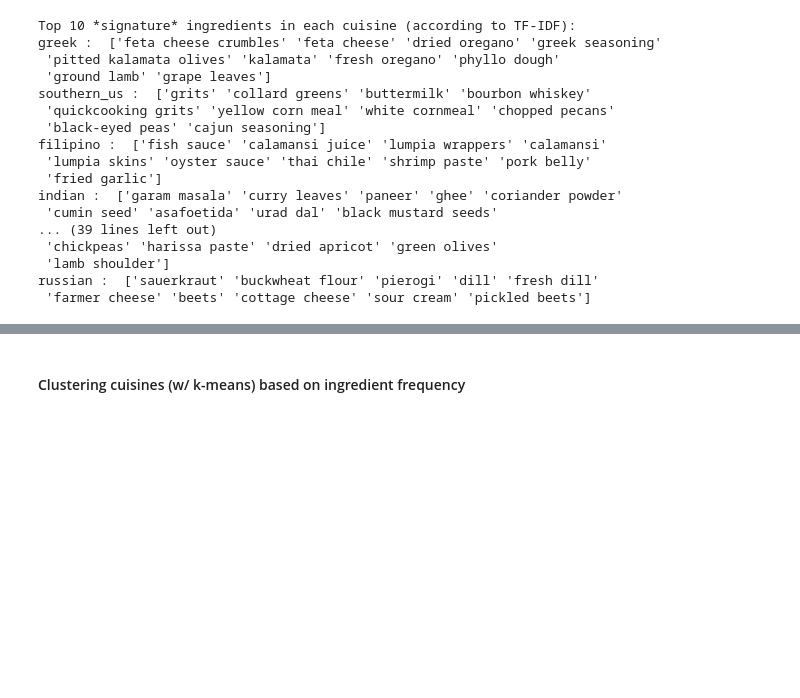
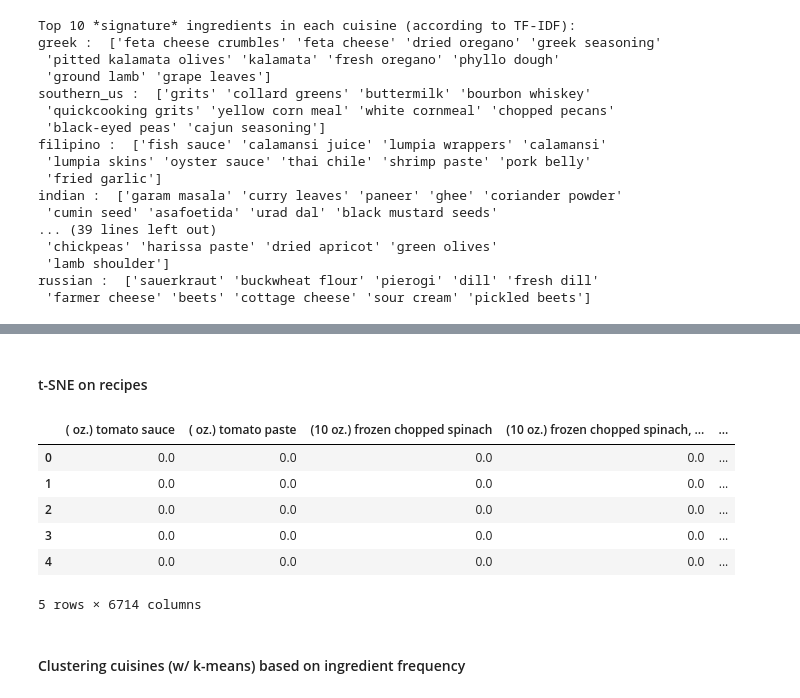
Before and after one commit to neurocaience/cos424_finalproj_kagglewhatscooking, a Jupyter notebook: DataExploration.ipynb, the cells around one changed output, grey strips where cells are left out. Cells and saved outputs as stored; diff of their text form; code cells hidden in the pictures; blank space fills up the shorter version.

```diff
--- a/DataExploration.ipynb
+++ b/DataExploration.ipynb
@@ -181,0 +190,21 @@ dtype: float64
+# %% [markdown]
+#### t-SNE on recipes
+# %%
+# get the list of ingredients
+ingredientList = sorted(list(set([ingredient for i in range(data.shape[0]) for ingredient in data.loc[i,'ingredients']])))
+# the mapping between ingredient and its index
+ingredient2index = dict(zip(ingredientList, range(len(ingredientList))))
+# create a binary matrix indicating whether or not an ingredient is in a recipe
+binaryIngredientsMat = np.zeros((data.shape[0], len(ingredientList)))
+for iRecipe in range(data.shape[0]):
+    binaryIngredientsMat[iRecipe, [ingredient2index[ingredient] for ingredient in data.loc[iRecipe, 'ingredients']]] = 1
+dataBinaryIngredients = pd.DataFrame(binaryIngredientsMat, columns=ingredientList)
+dataBinaryIngredients.head()
+# %% [output]
+|  | ( oz.) tomato sauce | ( oz.) tomato paste | (10 oz.) frozen chopped spinach | (10 oz.) frozen chopped spinach, ... | ... |
+| 0 | 0.0 | 0.0 | 0.0 | 0.0 | ... |
+| 1 | 0.0 | 0.0 | 0.0 | 0.0 | ... |
+| 2 | 0.0 | 0.0 | 0.0 | 0.0 | ... |
+| 3 | 0.0 | 0.0 | 0.0 | 0.0 | ... |
+| 4 | 0.0 | 0.0 | 0.0 | 0.0 | ... |
+5 rows × 6714 columns
```
Also changed, not shown: parts of 11 cells of this notebook.
